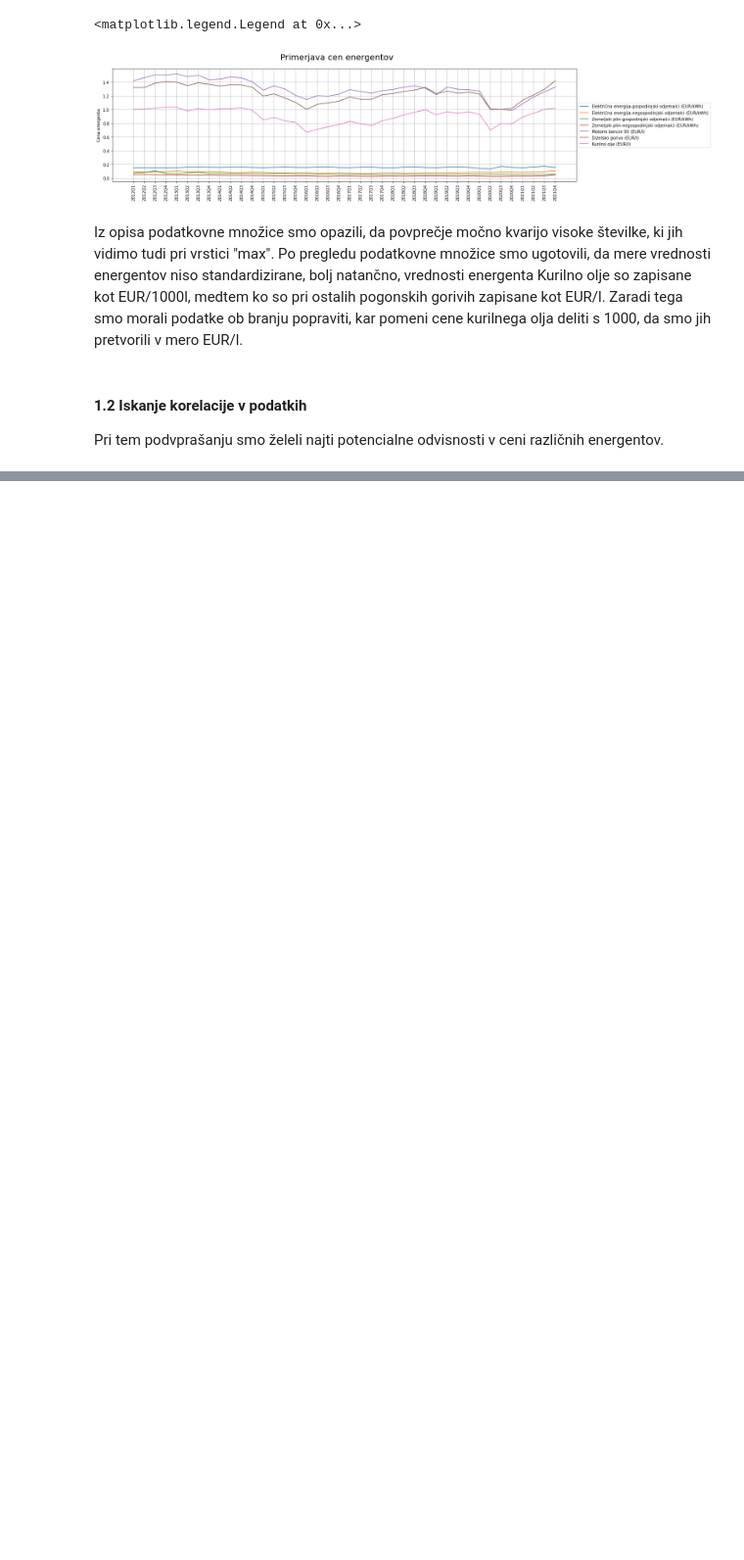
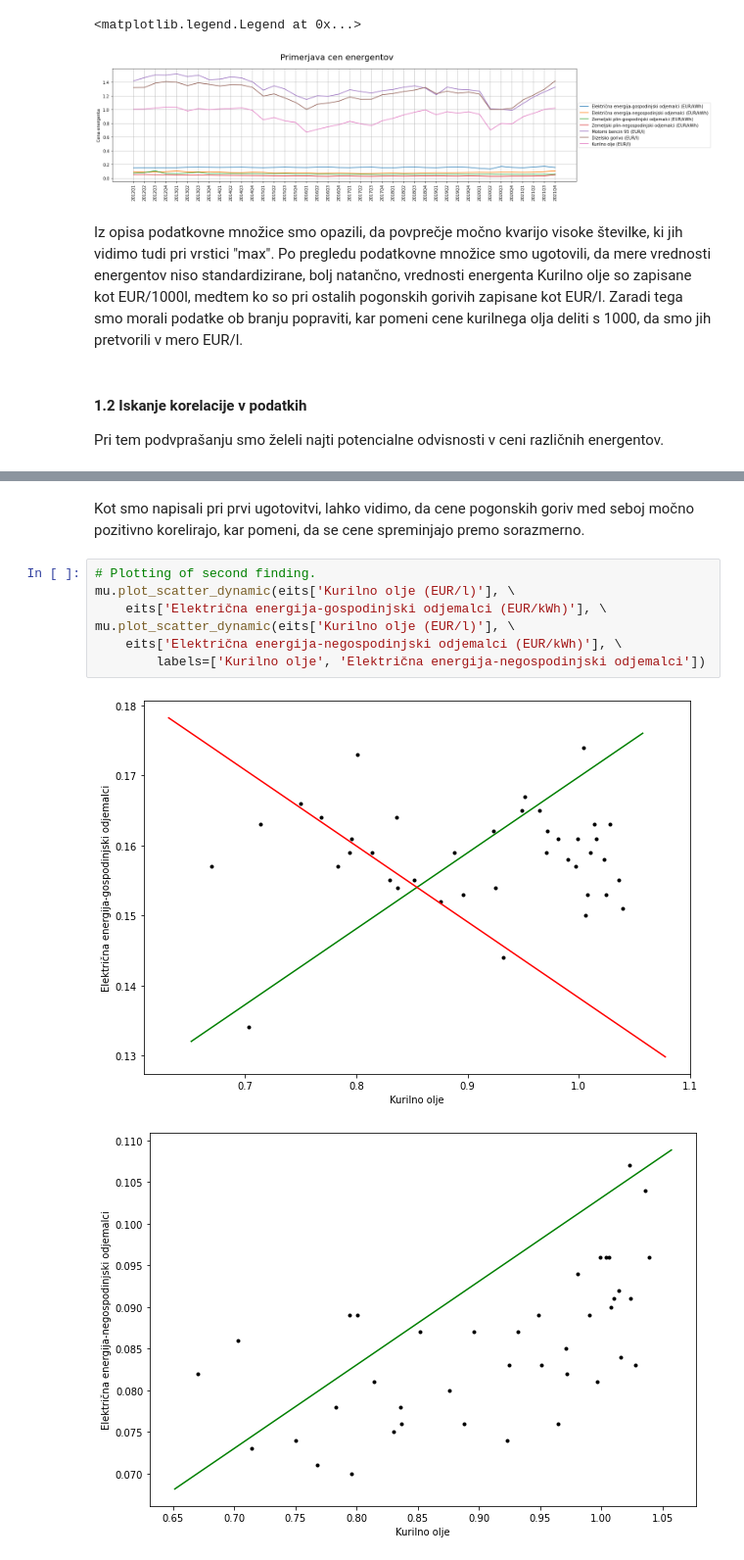
Before and after one commit to cugalord/PR21_NVZ-LS-BK-NZ, a Jupyter notebook: src/fuel_correlation.ipynb, the cells around one changed output, grey strips where cells are left out. Shown at 98% size. Cells and saved outputs as stored; diff of their text form; blank space fills up the shorter version.

Commit message:
Finished second task

```diff
--- a/src/fuel_correlation.ipynb
+++ b/src/fuel_correlation.ipynb
@@ -121,0 +131,12 @@ mu.plot_scatter_dynamic(eits['Električna energija-gospodinjski odjemalci (EUR/k
+# %% [markdown]
+Kot smo napisali pri prvi ugotovitvi, lahko vidimo, da cene pogonskih goriv med seboj močno pozitivno korelirajo, kar pomeni, da se cene spreminjajo premo sorazmerno.
+# %%
+# Plotting of second finding.
+mu.plot_scatter_dynamic(eits['Kurilno olje (EUR/l)'], \
+    eits['Električna energija-gospodinjski odjemalci (EUR/kWh)'], \
+mu.plot_scatter_dynamic(eits['Kurilno olje (EUR/l)'], \
+    eits['Električna energija-negospodinjski odjemalci (EUR/kWh)'], \
+        labels=['Kurilno olje', 'Električna energija-negospodinjski odjemalci'])
+# %% [output]
+[figure, added]
+[figure, added]
```
Also changed, not shown: parts of 10 cells of this notebook, 1 other file.
